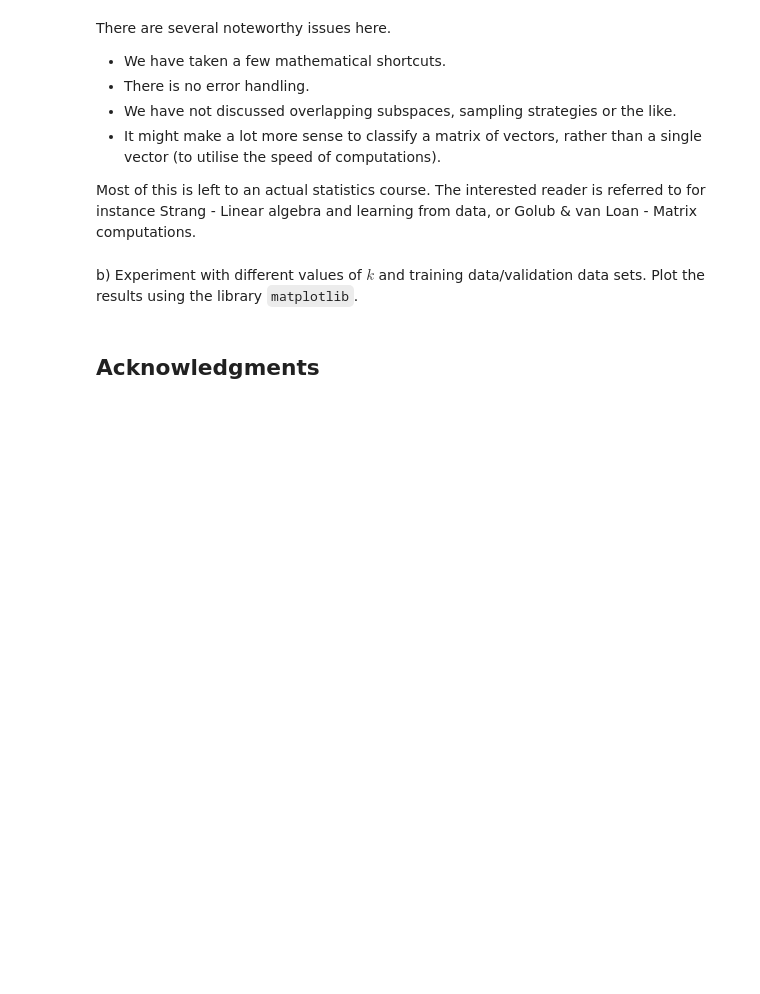
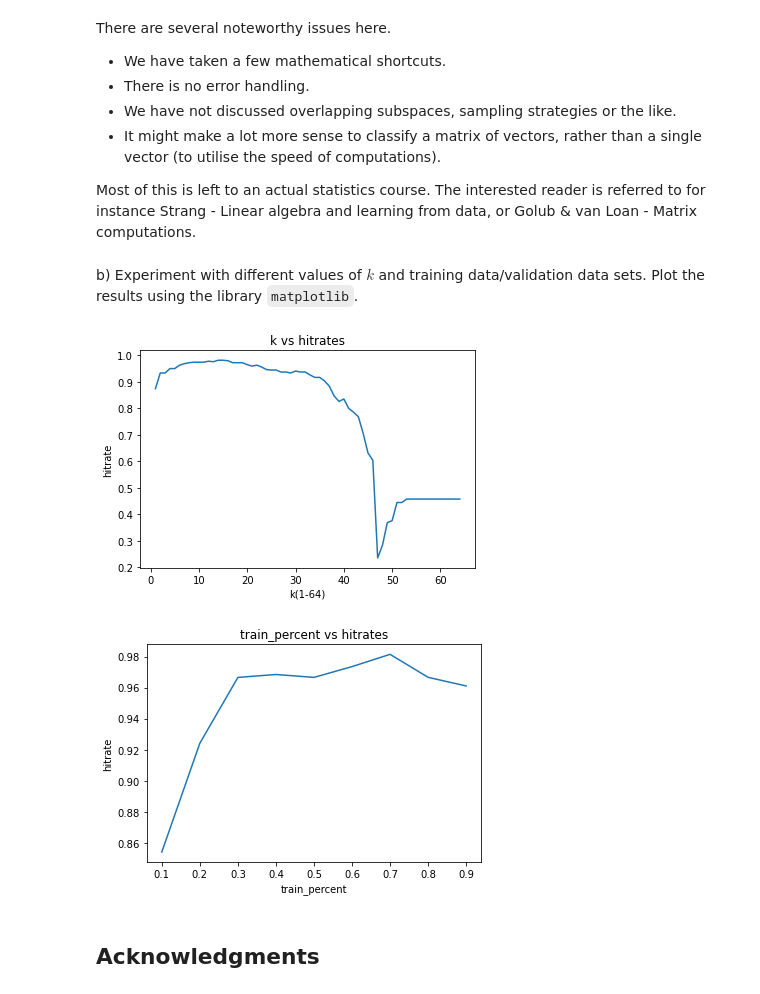
Before and after one commit to OLGJ/732A70, a Jupyter notebook: Lab5/732a70-la5-2021_Prakhar.ipynb, the cells around one changed output. Drawn from its saved outputs; the diff is of its cells as text; code cells hidden in the pictures; blank space fills up the shorter version.

````diff
--- a/Lab5/732a70-la5-2021_Prakhar.ipynb
+++ b/Lab5/732a70-la5-2021_Prakhar.ipynb
@@ -426,21 +476,23 @@ dig1 = NaiveProjection(digits.data[0:600, :], digits.target[0:600], k = 1)
 which should be entirely independent.
 # %%
 class NaiveProjection :
-    def __init__(self, training_data, training_labels, all_labels = np.arange(10), k = 3) :
+    def __init__(self, training_data, training_labels, all_labels, k = 3) :
         self.training_data = training_data
         self.training_labels = training_labels
         self.all_labels = all_labels
         self.k = k
+        # store the data in dictionary format, suitable for classification
+        self.__labelled_data = subspaces(split_data(self.training_data, self.training_labels, self.all_labels), self.k)
 
-    #def classification(self, digit) :
-
+    def classification(self, digit) :
+        # create a dictionary {labels : digits with that label}, and pass that to classification function defined earlier
+        return classification(self.__labelled_data, digit)
 
     def hitrate(self, data, labels) :
-        predictions = []
-        for rownum in range(data.shape[0]) :
-            predictions[i] = self.classification(data[rownum])
-        predictions = np.array(predictions)
-        return (predictions == labels).mean()
+        predictions = np.ndarray(labels.shape[0])
+        for i, digit in enumerate(data) :
+            predictions[i] = self.classification(digit)
+        return np.mean(predictions == labels)
 # %%
 # You can test here
 dig1 = NaiveProjection(digits.data[0:600, :], digits.target[0:600], digits.target_names, k = 1)
@@ -458,6 +513,48 @@ There are several noteworthy issues here.
 Most of this is left to an actual statistics course. The interested reader is referred to for instance Strang - Linear algebra and learning from data, or Golub & van Loan - Matrix computations.
 # %% [markdown]
 b) Experiment with different values of $k$ and training data/validation data sets. Plot the results using the library ```matplotlib```.
+# %%
+# comparing hitrates for different values of k ranging from 1 to 64, with training/test split of 0.7/0.3
+# split training-test sets
+train_size = int(0.7 * digits.data.shape[0])
+train_data = digits.data[0:train_size]
+test_data = digits.data[train_size:]
+train_labels = digits.target[0:train_size]
+test_labels = digits.target[train_size:]
+
+k = list(range(1, 65))
+hitrates = [None] * 64
+for i, value in enumerate(k) :
+    hitrates[i] = NaiveProjection(train_data, train_labels, digits.target_names, k = value).hitrate(test_data, test_labels)
+
+# plot k vs hitrates graph
+plt.plot(k, hitrates)
+plt.title("k vs hitrates")
+plt.xlabel("k(1-64)")
+plt.ylabel("hitrate")
+plt.show()
+
+# We observe maximum hitrate near k = 15, so we use this value to compare hitrates for different training/test splits (from 0.1/0.9 to 0.9/0.1 splits)
+
+k = 15
+train_size = digits.target.shape[0]
+train_percent = np.arange(0.1, 1, 0.1)
+hitrates = [None] * train_percent.shape[0]
+for i, value in enumerate(train_percent) :
+    train_index = int(train_size * value)
+    hitrates[i] = NaiveProjection(digits.data[0:train_index], digits.target[0:train_index], digits.target_names, k = k) \
+    .hitrate(digits.data[train_index:], digits.target[train_index:])
+# plot train_percent vs hitrates graph
+plt.plot(train_percent, hitrates)
+plt.title("train_percent vs hitrates")
+plt.xlabel("train_percent")
+plt.ylabel("hitrate")
+plt.show()
+
+# We observe maximum hitrate when training/test split is around 0.7/0.3
+# %% [output]
+[figure, added]
+[figure, added]
 # %% [markdown]
 ## Acknowledgments
 # %% [markdown]
````
Also changed, not shown: parts of 40 cells of this notebook.
